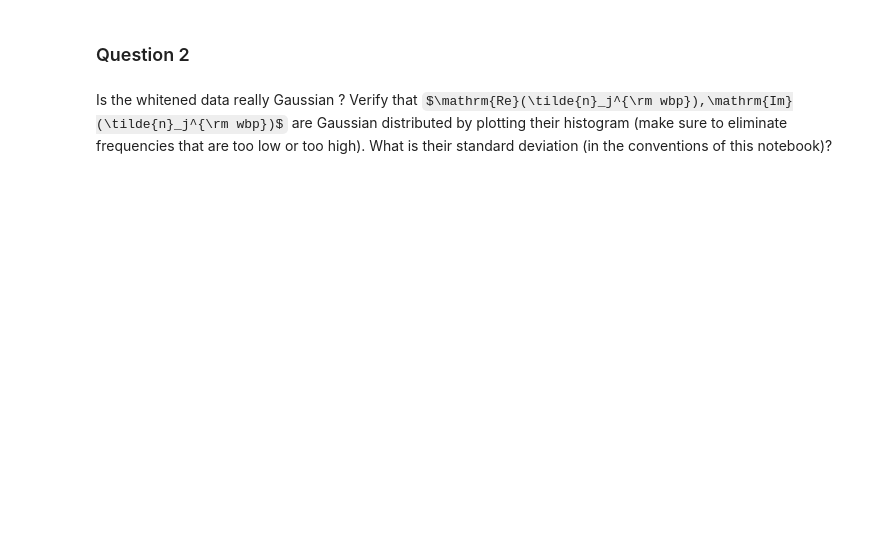
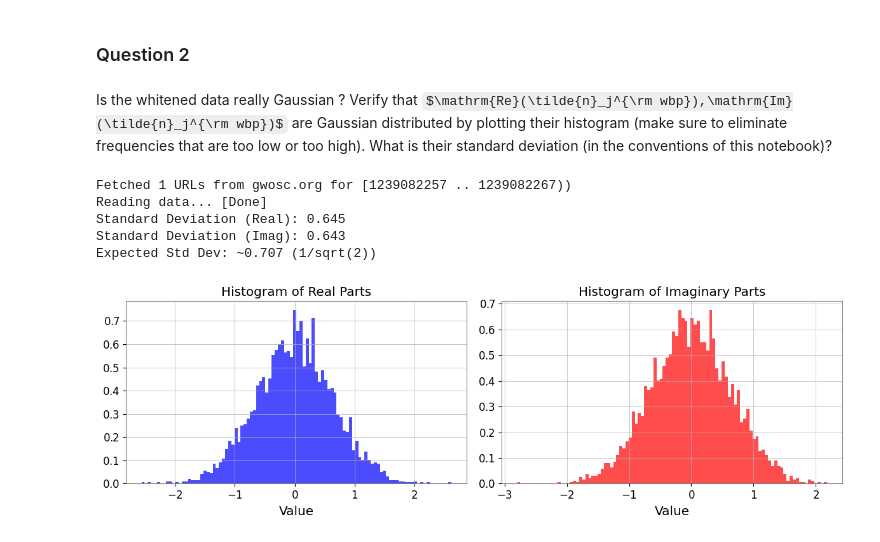
Before and after one commit to jazminphilip/GW-Project, a Jupyter notebook: Tutorials/03_Signal_Processing/Tuto_3.2_Noise_PSD.ipynb, the cells around one changed output. Saved outputs shown, nothing was run; the diff lists cells and outputs as text; code cells hidden in the pictures; some formulas as TeX source; blank space fills up the shorter version.

```diff
--- a/Tutorials/03_Signal_Processing/Tuto_3.2_Noise_PSD.ipynb
+++ b/Tutorials/03_Signal_Processing/Tuto_3.2_Noise_PSD.ipynb
@@ -539,3 +567,78 @@ Text(0.5, 1.0, 'GW150914 ASD')
 ### Question 2
 # %% [markdown]
 Is the whitened data really Gaussian ? Verify that $\mathrm{Re}(\tilde{n}_j^{\rm wbp}),\mathrm{Im}(\tilde{n}_j^{\rm wbp})$ are Gaussian distributed by plotting their histogram (make sure to eliminate frequencies that are too low or too high). What is their standard deviation (in the conventions of this notebook)?
+# %%
+import numpy as np
+import scipy.signal
+import scipy.interpolate
+import matplotlib.pyplot as plt
+from gwosc.datasets import event_gps
+from gwpy.timeseries import TimeSeries
+
+# the bandpass function
+def window_tukey(x, xi, xf, deltaxi, deltaxf):
+    w = np.zeros(len(x), dtype=float)
+    mask = (x <= xi) | (x >= xf)
+    w[mask] = 0.
+    mask = (xi < x) & (x < xi + deltaxi)
+    w[mask] = (1. - np.cos((x[mask] - xi) / deltaxi * np.pi)) / 2
+    mask = (xi + deltaxi <= x) & (x <= xf - deltaxf)
+    w[mask] = 1.
+    mask = (xf - deltaxf < x) & (x < xf)
+    w[mask] = (1. + np.cos((x[mask] - xf - deltaxf) / deltaxf * np.pi)) / 2
+    return w
+
+#data
+gps = event_gps('GW190412')
+segment = (int(gps)-5, int(gps)+5)
+ldata1 = TimeSeries.fetch_open_data('L1', *segment, verbose=True)
+
+T1 = ldata1.duration.value #total time duration
+df1 = 1./T1 #the frequency spacings
+
+# Tukey Window
+ldata1_windowed = ldata1 * scipy.signal.windows.tukey(ldata1.shape[0], alpha=0.2)
+
+# FFT with scaling
+ldata1_ft = ldata1_windowed.fft() / (2/T1)
+freq1 = ldata1_ft.frequencies.value
+
+# Estimate ASD and interpolate/make a marking to fit each point at even spacings
+asd1 = ldata1.asd(fftlength=1, method='welch')
+interp_asd1 = scipy.interpolate.interp1d(asd1.frequencies.value, asd1.value, bounds_error=False, fill_value='extrapolate')
+
+# bandpass get rid of freq not between 20 and 400Hz
+window_bp = window_tukey(freq1, 20., 400., 10., 10.)
+
+# Apply whitening formula
+ldata1_wbp = window_bp * ldata1_ft.value / (interp_asd1(freq1) / np.sqrt(2*df1))
+
+# Extract components within the band-pass for Gaussianity check
+mask = window_bp > 0
+re_part = ldata1_wbp[mask].real
+im_part = ldata1_wbp[mask].imag
+
+# Calculate and print results
+print(f"Standard Deviation (Real): {np.std(re_part):.3f}")
+print(f"Standard Deviation (Imag): {np.std(im_part):.3f}")
+print(f"Expected Std Dev: ~0.707 (1/sqrt(2))")
+
+# Plot histograms
+fig, (ax1, ax2) = plt.subplots(1, 2, figsize=(12, 4))
+ax1.hist(re_part, bins=100, density=True, color='blue', alpha=0.7)
+ax1.set_title('Histogram of Real Parts')
+ax1.set_xlabel('Value')
+
+ax2.hist(im_part, bins=100, density=True, color='red', alpha=0.7)
+ax2.set_title('Histogram of Imaginary Parts')
+ax2.set_xlabel('Value')
+
+plt.tight_layout()
+plt.show()
+# %% [output]
+Fetched 1 URLs from gwosc.org for [1239082257 .. 1239082267))
+Reading data... [Done]
+Standard Deviation (Real): 0.645
+Standard Deviation (Imag): 0.643
+Expected Std Dev: ~0.707 (1/sqrt(2))
+[figure, added]
```
Also changed, not shown: parts of 4 cells of this notebook.
